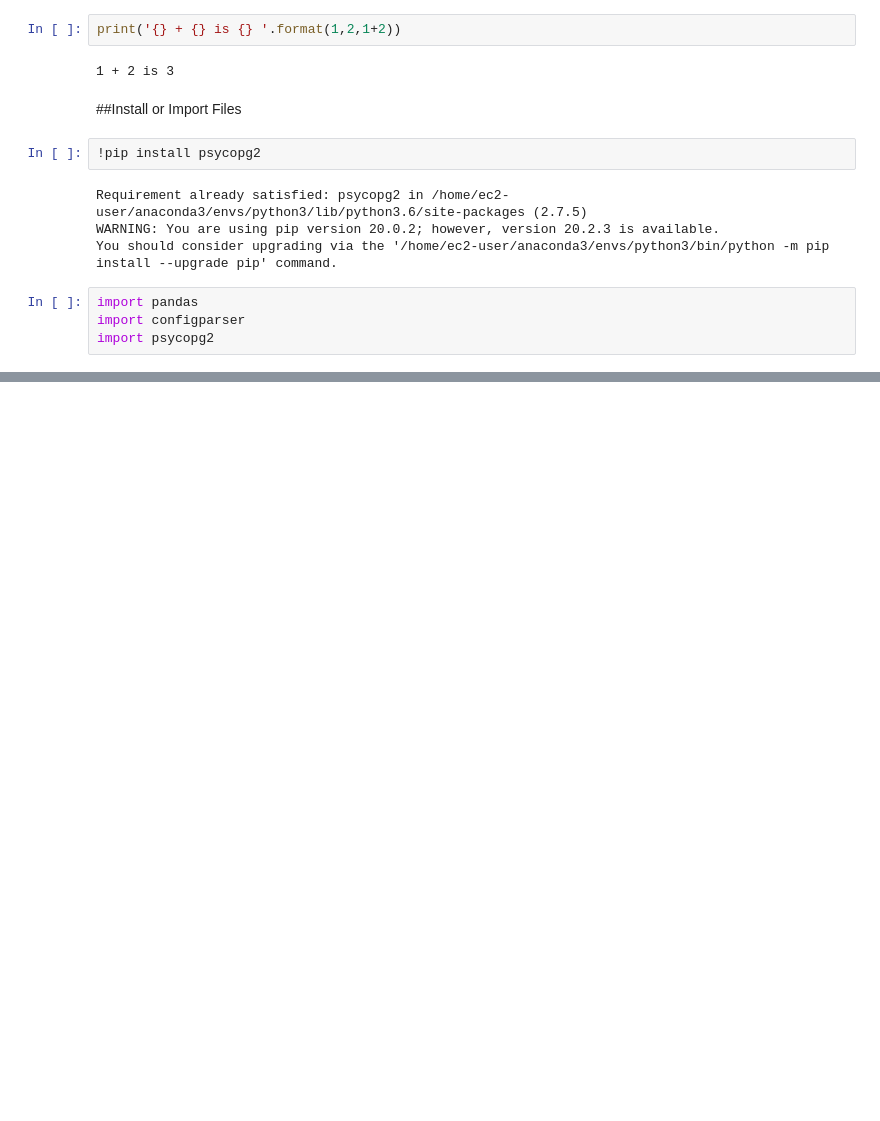
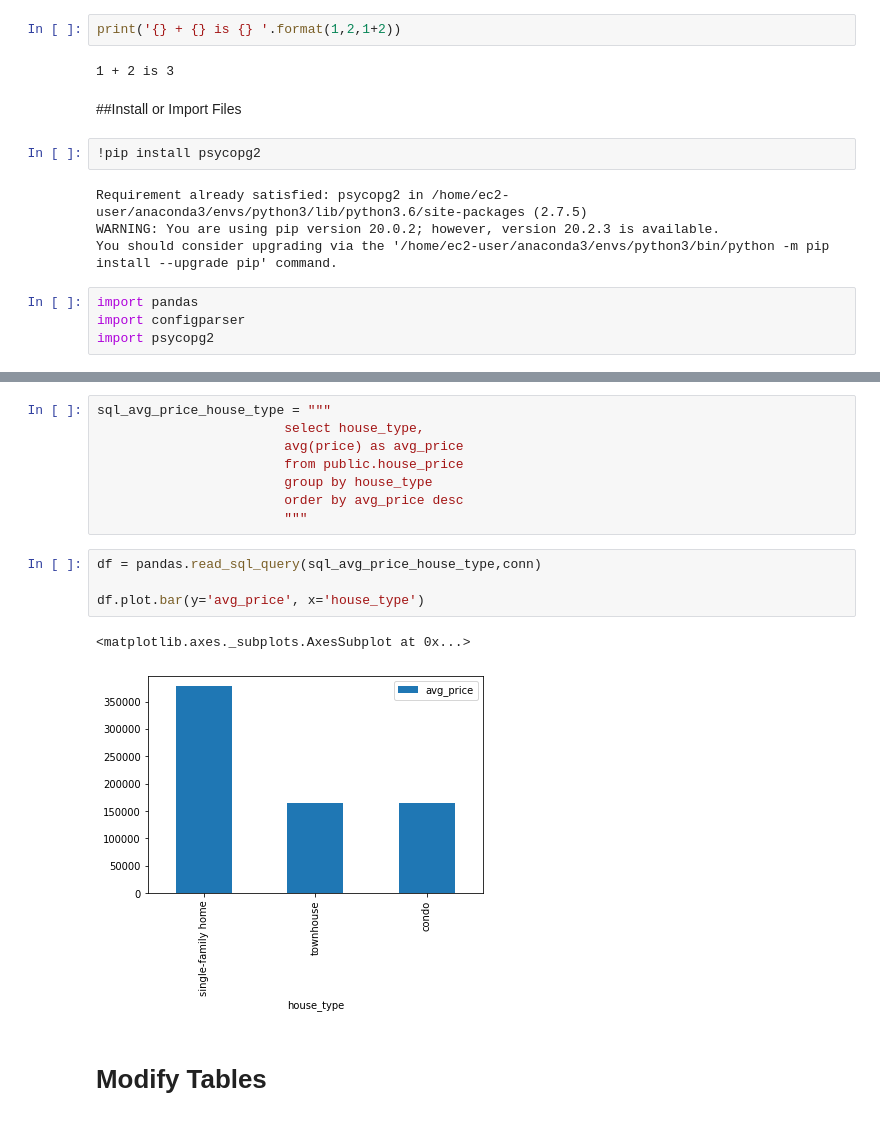
Before and after one commit to mcdanielva/ia340, a Jupyter notebook: lec4.ipynb, the cells around one changed output, grey strips where cells are left out. Cells and saved outputs as stored; diff of their text form; blank space fills up the shorter version.

```diff
--- a/lec4.ipynb
+++ b/lec4.ipynb
@@ -30,0 +223,17 @@ import psycopg2
+# %%
+sql_avg_price_house_type = """
+                        select house_type,
+                        avg(price) as avg_price
+                        from public.house_price
+                        group by house_type
+                        order by avg_price desc
+                        """
+# %%
+df = pandas.read_sql_query(sql_avg_price_house_type,conn)
+
+df.plot.bar(y='avg_price', x='house_type')
+# %% [output]
+<matplotlib.axes._subplots.AxesSubplot at 0x...>
+[figure, added]
+# %% [markdown]
+# Modify Tables
```
Also changed, not shown: parts of 34 cells of this notebook.
